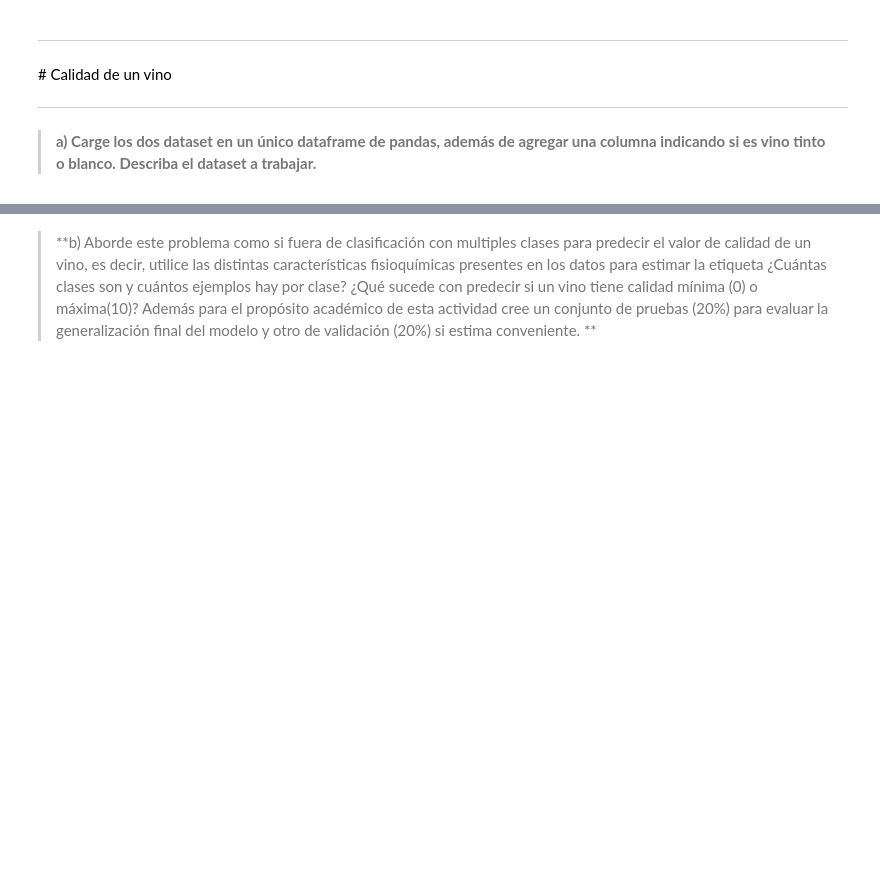
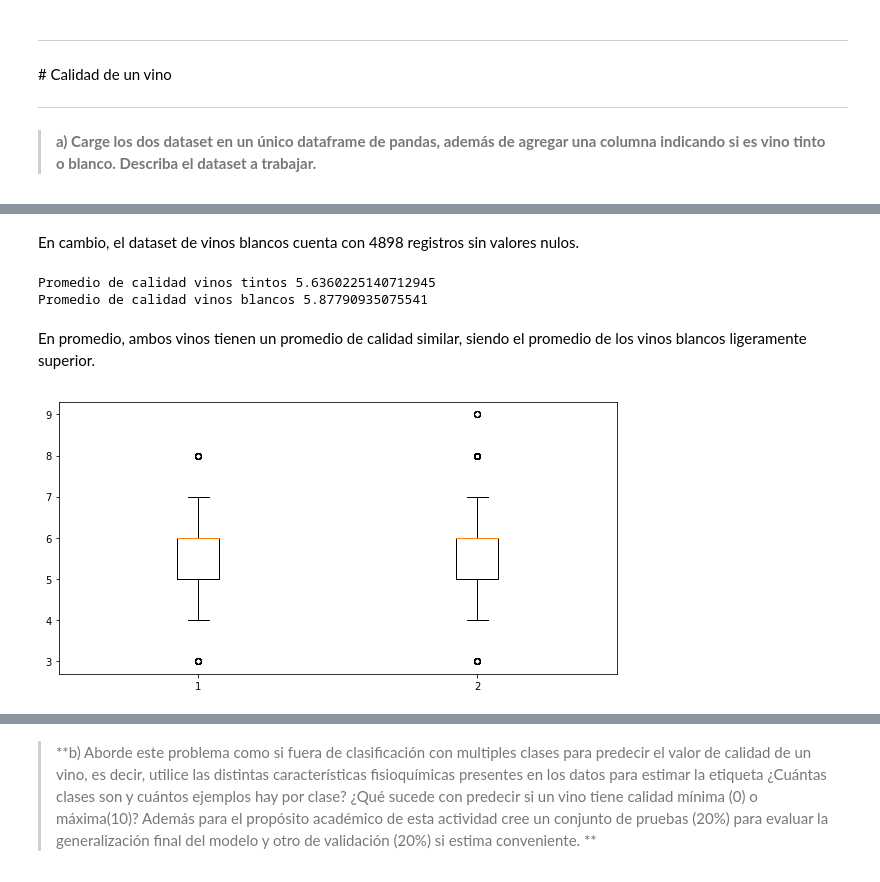
Before and after one commit to Umauro/Taller3-Machine-Learning, a Jupyter notebook: Pregunta 1.ipynb, the cells around one changed output, grey strips where cells are left out. Drawn from its saved outputs; the diff is of its cells as text; code cells hidden in the pictures; blank space fills up the shorter version.

```diff
--- a/Pregunta 1.ipynb
+++ b/Pregunta 1.ipynb
@@ -24,3 +52,6 @@
 <hr style="height:2px;border:none"/>
 # %% [markdown]
 > **a) Carge los dos dataset en un único dataframe de pandas, además de agregar una columna indicando si es vino tinto o blanco. Describa el dataset a trabajar.**
+# %%
+df_red = pd.read_csv("winequality-red.csv",sep=";")
+df_white = pd.read_csv("winequality-white.csv",sep=";")
@@ -26,0 +102,16 @@
+# %% [markdown]
+En cambio, el dataset de vinos blancos cuenta con 4898 registros sin valores nulos.
+# %%
+print("Promedio de calidad vinos tintos",df_red.quality.mean())
+print("Promedio de calidad vinos blancos",df_white.quality.mean())
+# %% [output]
+Promedio de calidad vinos tintos 5.6360225140712945
+Promedio de calidad vinos blancos 5.87790935075541
+# %% [markdown]
+En promedio, ambos vinos tienen un promedio de calidad similar, siendo el promedio de los vinos blancos ligeramente superior.
+# %%
+plt.figure(figsize=(10,5))
+plt.boxplot([df_red.quality,df_white.quality])
+plt.show()
+# %% [output]
+[figure, added]
```
Also changed, not shown: parts of 88 cells of this notebook, 2 other files.
